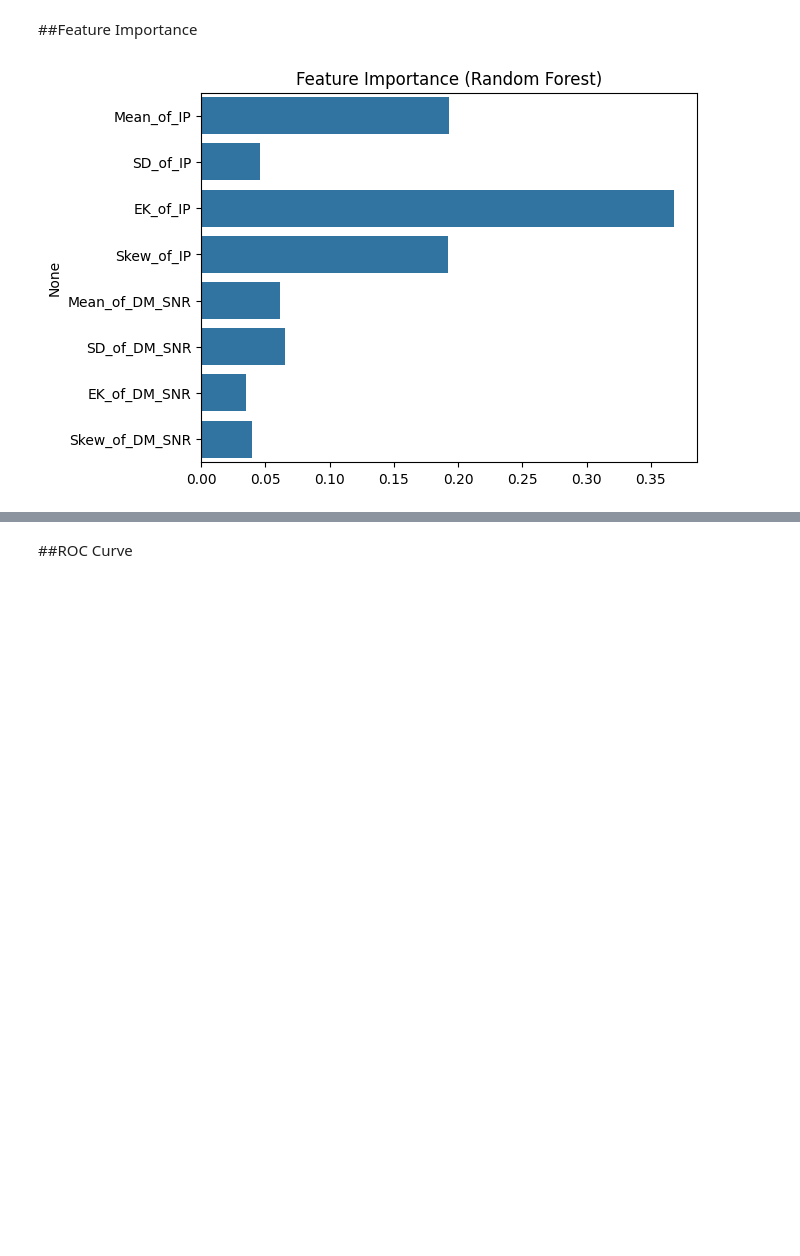
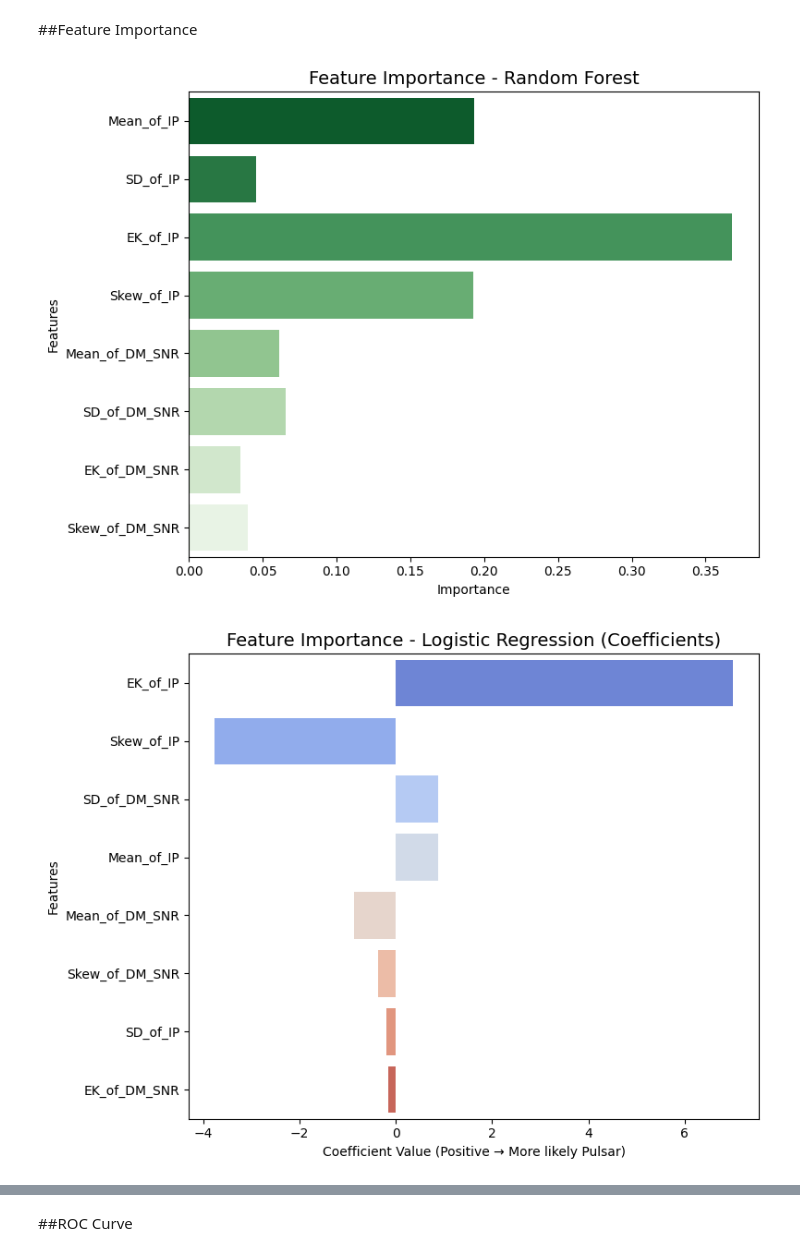
Before and after one commit to Rachana-A05/pulsar-detection, a Jupyter notebook: Pulsar_AM223_AM218.ipynb, the cells around one changed output, grey strips where cells are left out. Saved outputs shown, nothing was run; the diff lists cells and outputs as text; code cells hidden in the pictures; blank space fills up the shorter version.

```diff
--- a/Pulsar_AM223_AM218.ipynb
+++ b/Pulsar_AM223_AM218.ipynb
@@ -157,10 +279,53 @@ plt.show()
 # %% [markdown]
 ##Feature Importance
-# %%
-importances = best_rf.feature_importances_
-features = X.columns
-sns.barplot(x=importances, y=features)
-plt.title("Feature Importance (Random Forest)")
-plt.show()
-# %% [output]
-[figure, removed]
+# %%
+# --- Feature Importance for Random Forest, Logistic Regression, and SVM (RBF) ---
+import matplotlib.pyplot as plt
+import seaborn as sns
+import numpy as np
+from sklearn.inspection import permutation_importance
+
+# ------------------- RANDOM FOREST -------------------
+importances_rf = best_rf.feature_importances_
+features = X.columns
+
+plt.figure(figsize=(8, 6))
+sns.barplot(x=importances_rf, y=features, hue = features,palette='Greens_r', legend = False)
+plt.title("Feature Importance - Random Forest", fontsize=14)
+plt.xlabel("Importance")
+plt.ylabel("Features")
+plt.tight_layout()
+plt.show()
+
+# ------------------- LOGISTIC REGRESSION -------------------
+coefficients_lr = best_lr.coef_[0]  # For binary classification
+sorted_idx_lr = np.argsort(np.abs(coefficients_lr))[::-1]
+sorted_features_lr = features[sorted_idx_lr]
+sorted_coefficients_lr = coefficients_lr[sorted_idx_lr]
+
+plt.figure(figsize=(8, 6))
+sns.barplot(x=sorted_coefficients_lr, y=sorted_features_lr, hue =sorted_features_lr, palette='coolwarm', legend = False)
+plt.title("Feature Importance - Logistic Regression (Coefficients)", fontsize=14)
+plt.xlabel("Coefficient Value (Positive → More likely Pulsar)")
+plt.ylabel("Features")
+plt.tight_layout()
+plt.show()
+
+# ------------------- SVM (RBF Kernel) using Permutation Importance -------------------
+result_svm = permutation_importance(best_svm, X_test, y_test, n_repeats=10, random_state=42, n_jobs=-1)
+importances_svm = result_svm.importances_mean
+
+sorted_idx_svm = np.argsort(importances_svm)[::-1]
+sorted_features_svm = features[sorted_idx_svm]
+sorted_importances_svm = importances_svm[sorted_idx_svm]
+
+plt.figure(figsize=(8, 6))
+sns.barplot(x=sorted_importances_svm, y=sorted_features_svm, hue=sorted_features_svm, palette='mako',legend=False)
+plt.title("Feature Importance - SVM (RBF Kernel via Permutation Importance)", fontsize=14)
+plt.xlabel("Mean Importance")
+plt.ylabel("Features")
+plt.tight_layout()
+plt.show()
+# %% [output]
+[figure, added]
+[figure, added]
```
Also changed, not shown: parts of 19 cells of this notebook, 1 other file.
